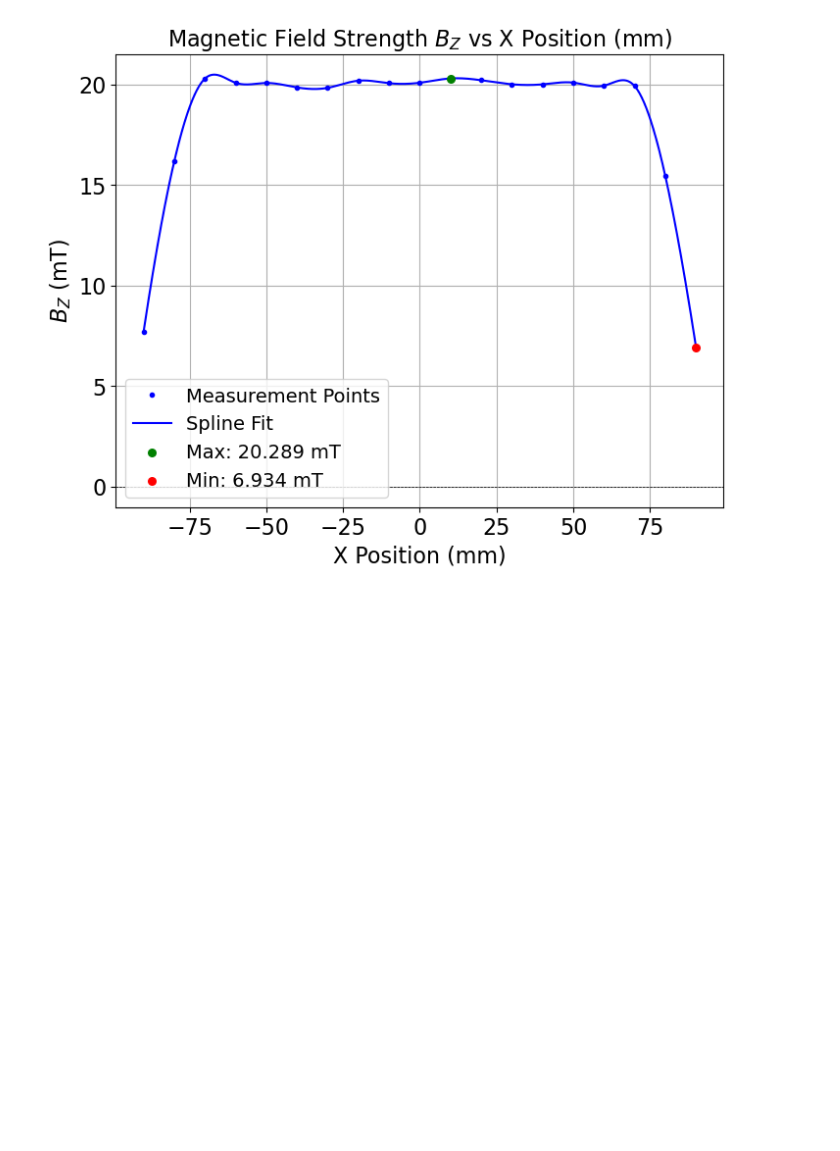
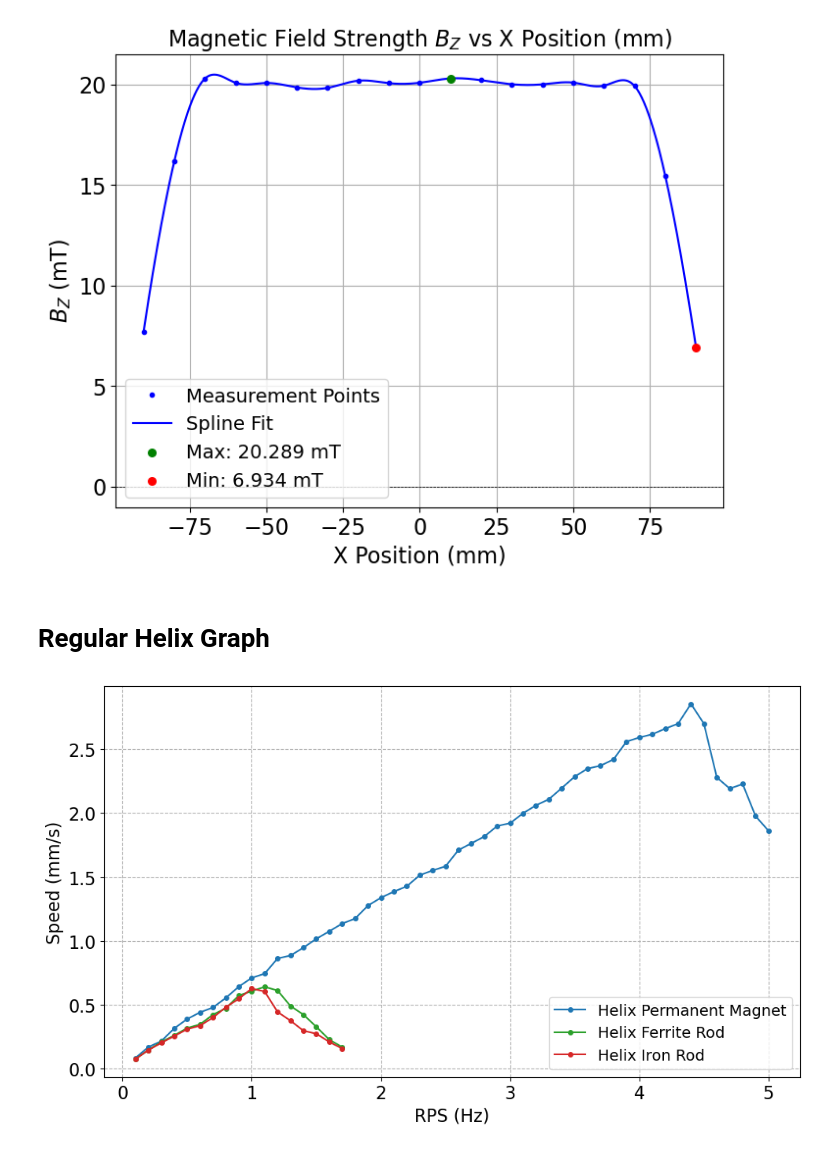
Before and after one commit to joostwijn/Rotating_Magnetic_Setup, a Jupyter notebook: 3. Magnets/Images_Optimization.ipynb, the cells around one changed output. Drawn from its saved outputs; the diff is of its cells as text; code cells hidden in the pictures; blank space fills up the shorter version.

```diff
--- a/3. Magnets/Images_Optimization.ipynb
+++ b/3. Magnets/Images_Optimization.ipynb
@@ -815,3 +815,5 @@ def plot_Bz(mode=None):
 plot_Bz(mode="Optimize")
 # %% [output]
 [figure]
+# %% [markdown]
+# Regular Helix Graph
@@ -817,0 +847,28 @@ plot_Bz(mode="Optimize")
+# %%
+plt.rcParams.update({
+    "font.size": 14,         # default text size
+    "axes.titlesize": 16,    # axes title
+    "axes.labelsize": 16,    # x and y labels
+    "xtick.labelsize": 16,   # tick labels
+    "ytick.labelsize": 16,
+    "legend.fontsize": 14,
+})
+
+plt.figure(figsize=(10, 6))
+
+# Plots with labels
+plt.plot(RPS_PM_REG,      SPEED_PM_REG,      marker='o', markersize=4, linestyle='-', color="tab:blue",   label="Helix Permanent Magnet")
+plt.plot(RPS_FER_REG,      SPEED_FER_REG,      marker='o', markersize=4, linestyle='-', color="tab:green", label="Helix Ferrite Rod")
+plt.plot(RPS_PI_REG,      SPEED_PI_REG,   marker='o', markersize=4, linestyle='-', color="tab:red",  label="Helix Iron Rod")
+
+# Log scale & labels
+plt.xlabel("RPS (Hz)")
+plt.ylabel("Speed (mm/s)")
+
+# Grid and legend
+plt.grid(True, which="both", ls="--")
+plt.legend(loc="lower right", ncol=1)
+plt.tight_layout()
+plt.show()
+# %% [output]
+[figure, added]
```
Also changed, not shown: parts of 1 cell of this notebook, 3 other files.
